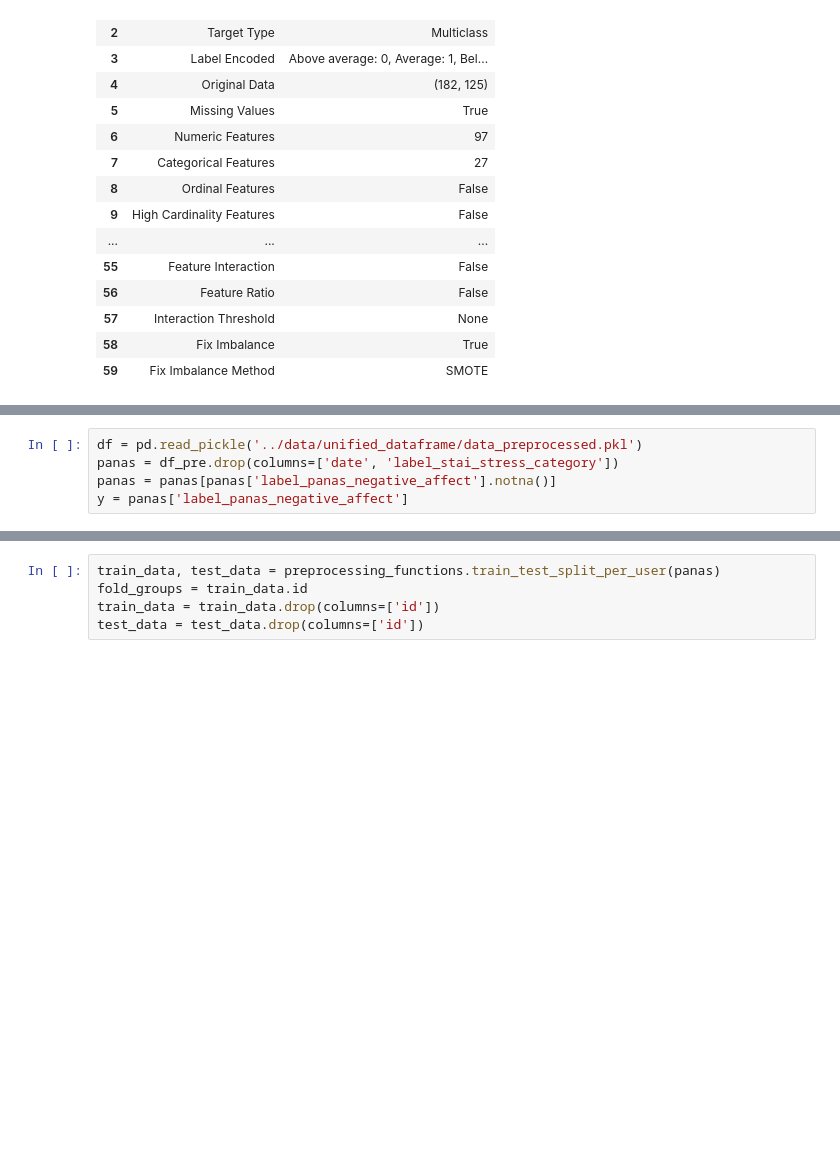
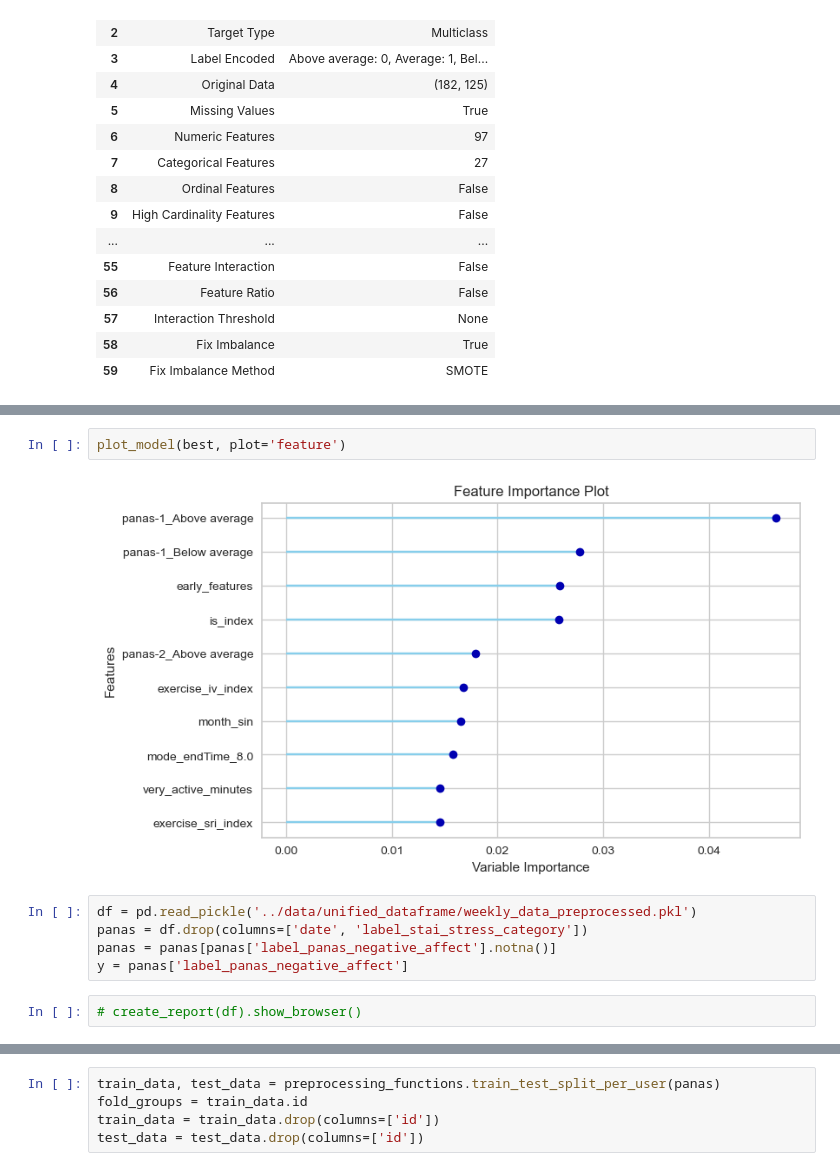
Before and after one commit to kcristinaa/RAIS-miniproject, a Jupyter notebook: notebooks_ml_models/predict_panas_weekly.ipynb, the cells around one changed output, grey strips where cells are left out. Cells and saved outputs as stored; diff of their text form; blank space fills up the shorter version.

```diff
--- a/notebooks_ml_models/predict_panas_weekly.ipynb
+++ b/notebooks_ml_models/predict_panas_weekly.ipynb
@@ -149,8 +152,14 @@ best = compare_models(sort = '%s'%metric) # change to F1 and AUC
+# %%
+plot_model(best, plot='feature')
+# %% [output]
+[figure, added]
 # %%
-df = pd.read_pickle('../data/unified_dataframe/data_preprocessed.pkl')
-panas = df_pre.drop(columns=['date', 'label_stai_stress_category'])
+df = pd.read_pickle('../data/unified_dataframe/weekly_data_preprocessed.pkl')
+panas = df.drop(columns=['date', 'label_stai_stress_category'])
 panas = panas[panas['label_panas_negative_affect'].notna()]
 y = panas['label_panas_negative_affect']
+# %%
+# create_report(df).show_browser()
 # %%
 cols = ['stress_score', 'steps', 'sleep_duration']
 for col in cols:
```
Also changed, not shown: parts of 9 cells of this notebook, 8 other files.
